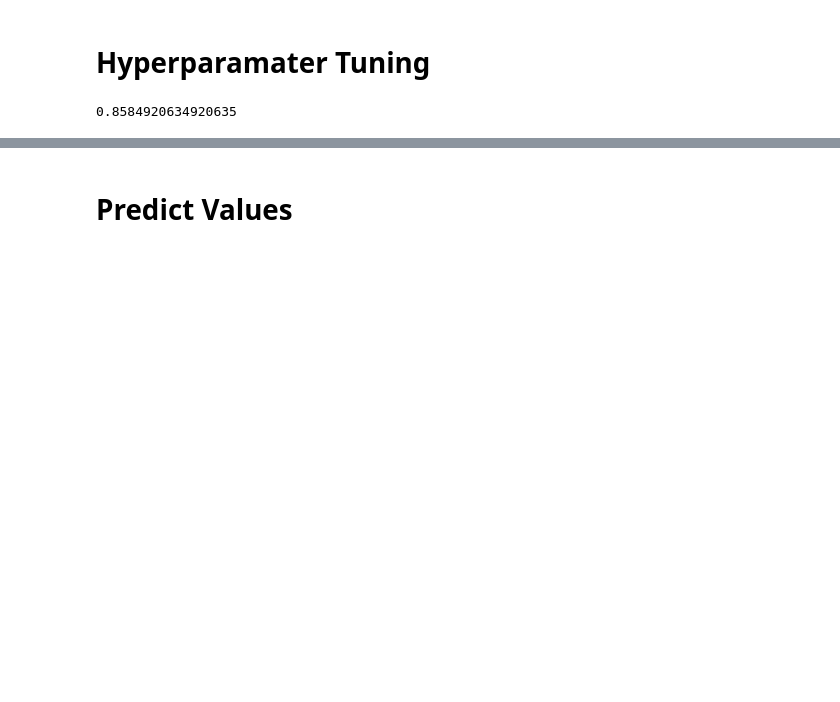
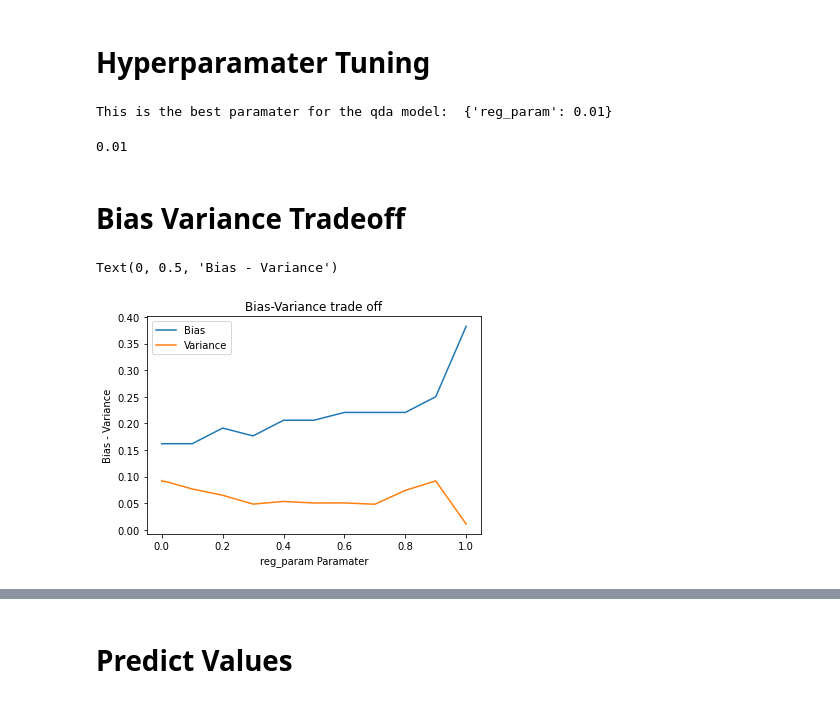
Before and after one commit to Beyond-Image/Data-Science2, a Jupyter notebook: qda.ipynb, the cells around one changed output, grey strips where cells are left out. Drawn from its saved outputs; the diff is of its cells as text; code cells hidden in the pictures; blank space fills up the shorter version.

```diff
--- a/qda.ipynb
+++ b/qda.ipynb
@@ -37,10 +38,19 @@ model = QuadraticDiscriminantAnalysis()
 # %% [markdown]
 # Hyperparamater Tuning
 # %%
-params = [{'reg_param': [0.0001, 0.001, 0.01, 0.1, 0.3, 0.5, 0.9]}]
+params = [{'reg_param': [0.0001, 0.001, 0.01, 0.1, 0.2, 0.3, 0.4, 0.5, 0.6, 0.7, 0.8, 0.9, 1]}]
 cv = RepeatedStratifiedKFold(n_splits = 10, n_repeats = 3, random_state = 1)
 qda_grid_search = GridSearchCV(model, params, cv = cv)
 result = qda_grid_search.fit(x_train, y_train)
-result.best_score_
+print("This is the best paramater for the qda model: ", result.best_params_)
 # %% [output]
-0.8584920634920635
+This is the best paramater for the qda model:  {'reg_param': 0.01}
+# %%
+#grabbing the best paramater value in the dictionary
+best_param_dict = result.best_params_.values()
+best_param_value = sum(best_param_dict)
+best_param_value
+# %% [output]
+0.01
+# %% [markdown]
+# Bias Variance Tradeoff
@@ -46,0 +68,10 @@ result.best_score_
+# %%
+plt.plot(reg_param, y_bias)
+plt.plot(reg_param, y_var)
+plt.legend(['Bias','Variance'])
+plt.title("Bias-Variance trade off")
+plt.xlabel("reg_param Paramater")
+plt.ylabel("Bias - Variance")
+# %% [output]
+Text(0, 0.5, 'Bias - Variance')
+[figure, added]
```
Also changed, not shown: parts of 11 cells of this notebook.
